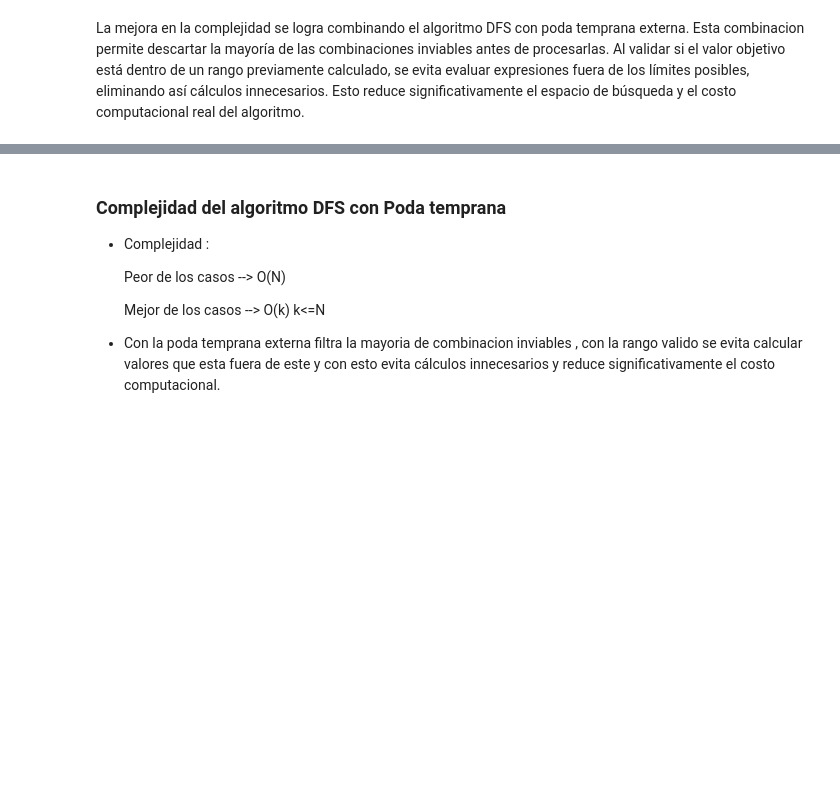
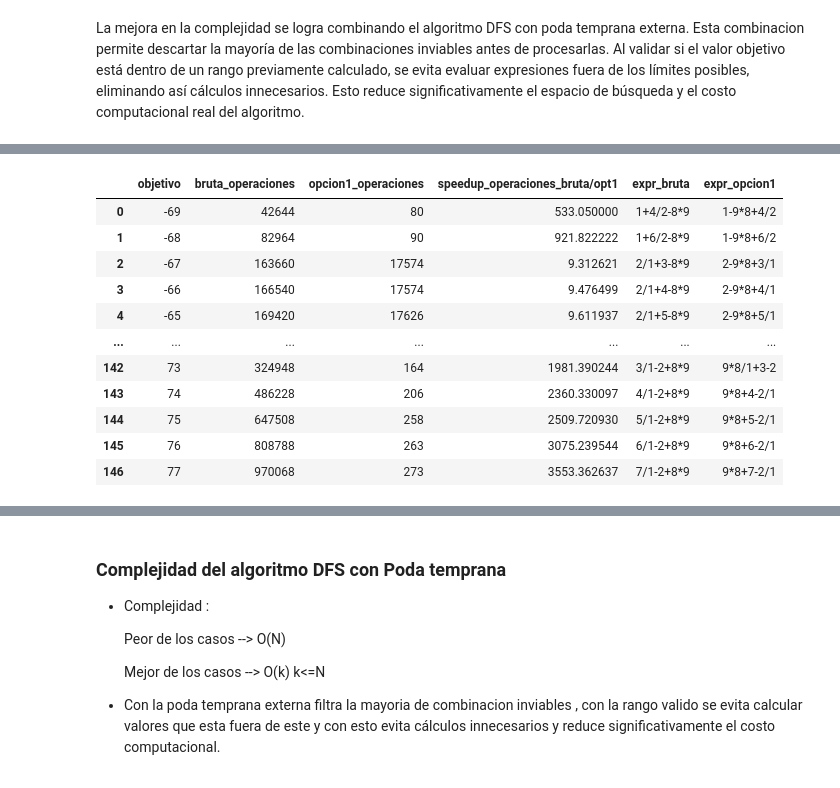
Before and after one commit to RickStark/Practica_Alg_Optimizacion, a Jupyter notebook: Seminario_Algoritmos.ipynb, the cells around one changed output, grey strips where cells are left out. Saved outputs shown, nothing was run; the diff lists cells and outputs as text; code cells hidden in the pictures; blank space fills up the shorter version.

```diff
--- a/Seminario_Algoritmos.ipynb
+++ b/Seminario_Algoritmos.ipynb
@@ -376,0 +504,6 @@ Total de combinaciones evaluadas: 20867
+# %%
+objetivo = 8
+expr, stats = buscar_expresion_objetivo(objetivo)
+print("Objetivo:", objetivo)
+print("Expresión encontrada:", expr)
+print("Nodos explorados:", stats.nodos, "| Hojas comprobadas:", stats.hojas, "| Ops aritméticas:", stats.ops_aritmeticas)
@@ -376,0 +514,80 @@ Total de combinaciones evaluadas: 20867
+# %%
+# Genera un DataFrame que compara OPERACIONES entre Fuerza Bruta y Opción 1 (DFS heurístico).
+# También incluye iteraciones y las expresiones halladas para referencia.
+# Guarda el resultado como CSV y lo muestra en una tabla.
+
+import itertools
+from dataclasses import dataclass
+from typing import List, Tuple, Optional, Dict
+import pandas as pd
+
+def eval_python_expr(expr: str) -> Optional[int]:
+    """Evalúa una expresión con Python y devuelve int si es entero exacto; None en otro caso."""
+    try:
+        val = eval(expr)
+        if val == int(val):
+            return int(val)
+        return None
+    except ZeroDivisionError:
+        return None
+
+# ---------- Fuerza bruta: primer acierto por objetivo ----------
+def build_brute_first_hits():
+    digits_str = [str(i) for i in range(1, 10)]
+    ops = ['+', '-', '*', '/']
+    first_hit_index: Dict[int, int] = {}  # resultado -> índice 1-based de primera aparición
+    first_hit_expr: Dict[int, str] = {}
+    idx = 0
+    for dig in itertools.permutations(digits_str, 5):
+        for op_perm in itertools.permutations(ops, 4):
+            idx += 1
+            expr = ''.join(dig[i] + op_perm[i] for i in range(4)) + dig[4]
+            r = eval_python_expr(expr)
+            if r is not None and r not in first_hit_index:
+                first_hit_index[r] = idx
+                first_hit_expr[r] = expr
+    targets = sorted(first_hit_index.keys())
+    return first_hit_index, first_hit_expr, targets
+
+# ---------- Construcción del DataFrame ----------
+first_hit_index, first_hit_expr, targets = build_brute_first_hits()
+
+rows = []
+for v in targets:
+    # Fuerza bruta: iteraciones = expresiones hasta el primer acierto; operaciones ≈ iteraciones * 4
+    brute_iters = first_hit_index[v]
+    brute_ops = brute_iters *4
+    brute_expr = first_hit_expr[v]
+
+    # DFS
+    expr1, stats1 = buscar_expresion_objetivo(v)
+    opt1_ops = stats1.ops_aritmeticas if expr1 is not None else None
+    opt1_iters = stats1.nodos if expr1 is not None else None
+
+    rows.append({
+        "objetivo": v,
+        "bruta_operaciones": brute_ops,
+        "opcion1_operaciones": opt1_ops,
+        #"bruta_iteraciones": brute_iters,
+        #"opcion1_iteraciones": opt1_iters,
+        "speedup_operaciones_bruta/opt1": (brute_ops / opt1_ops) if (opt1_ops and opt1_ops > 0) else None,
+        "expr_bruta": brute_expr,
+        "expr_opcion1": expr1
+    })
+
+df = pd.DataFrame(rows).sort_values("objetivo").reset_index(drop=True)
+#Comparar la mejora a nivel operacion fuerza bruta vs DFS
+df[["objetivo","bruta_operaciones","opcion1_operaciones","speedup_operaciones_bruta/opt1","expr_bruta","expr_opcion1"]]
+# %% [output]
+|  | objetivo | bruta_operaciones | opcion1_operaciones | speedup_operaciones_bruta/opt1 | expr_bruta | expr_opcion1 |
+| 0 | -69 | 42644 | 80 | 533.050000 | 1+4/2-8*9 | 1-9*8+4/2 |
+| 1 | -68 | 82964 | 90 | 921.822222 | 1+6/2-8*9 | 1-9*8+6/2 |
+| 2 | -67 | 163660 | 17574 | 9.312621 | 2/1+3-8*9 | 2-9*8+3/1 |
+| 3 | -66 | 166540 | 17574 | 9.476499 | 2/1+4-8*9 | 2-9*8+4/1 |
+| 4 | -65 | 169420 | 17626 | 9.611937 | 2/1+5-8*9 | 2-9*8+5/1 |
+| ... | ... | ... | ... | ... | ... | ... |
+| 142 | 73 | 324948 | 164 | 1981.390244 | 3/1-2+8*9 | 9*8/1+3-2 |
+| 143 | 74 | 486228 | 206 | 2360.330097 | 4/1-2+8*9 | 9*8+4-2/1 |
+| 144 | 75 | 647508 | 258 | 2509.720930 | 5/1-2+8*9 | 9*8+5-2/1 |
+| 145 | 76 | 808788 | 263 | 3075.239544 | 6/1-2+8*9 | 9*8+6-2/1 |
+| 146 | 77 | 970068 | 273 | 3553.362637 | 7/1-2+8*9 | 9*8+7-2/1 |
```
Also changed, not shown: parts of 4 cells of this notebook.
